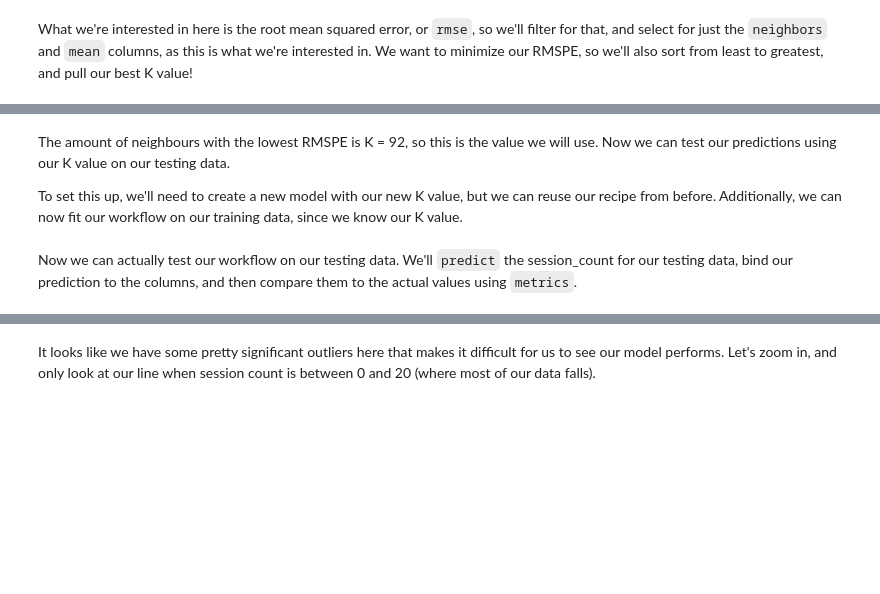
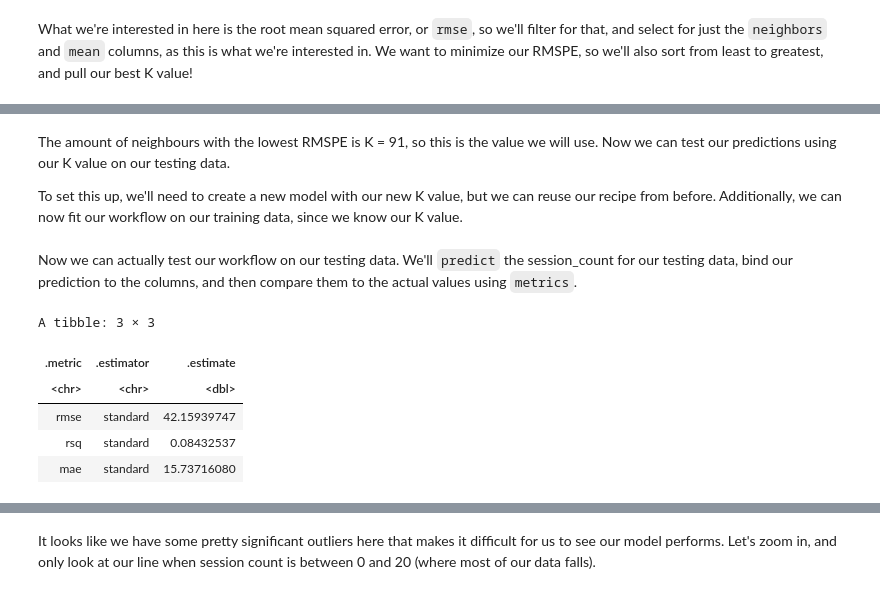
Before and after one commit to harris3315/dsci-100-project, a Jupyter notebook: main.ipynb, the cells around one changed output, grey strips where cells are left out. Saved outputs shown, nothing was run; the diff lists cells and outputs as text; code cells hidden in the pictures; blank space fills up the shorter version.

```diff
--- a/main.ipynb
+++ b/main.ipynb
@@ -215,5 +235,5 @@ best_k_val
 # %% [markdown]
-The amount of neighbours with the lowest RMSPE is K = 92, so this is the value we will use.
+The amount of neighbours with the lowest RMSPE is K = 91, so this is the value we will use.
 Now we can test our predictions using our K value on our testing data.
 
 To set this up, we'll need to create a new model with our new K value, but we can reuse our recipe from before. Additionally, we can now fit our workflow on our training data, since we know our K value.
@@ -230,5 +250,13 @@ Now we can actually test our workflow on our testing data. We'll `predict` the s
 # %%
 ps_metrics <- new_ps_workflow |>
   predict(ps_testing) |>
   bind_cols(ps_testing) |>
   metrics(truth = session_count, estimate = .pred)
+ps_metrics
+# %% [output]
+A tibble: 3 × 3
+| .metric | .estimator | .estimate |
+| <chr> | <chr> | <dbl> |
+| rmse | standard | 42.15939747 |
+| rsq | standard | 0.08432537 |
+| mae | standard | 15.73716080 |
```
Also changed, not shown: parts of 23 cells of this notebook, 2 other files.
